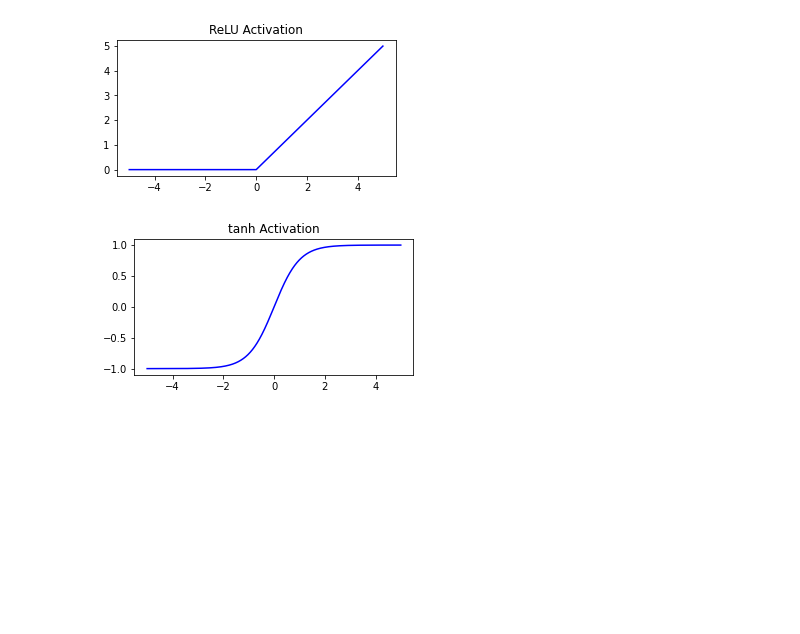
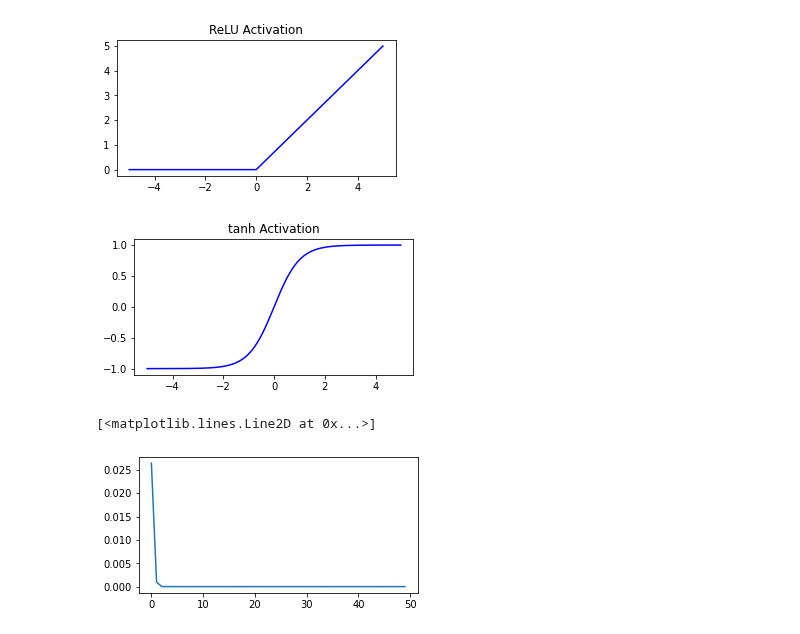
Before and after one commit to siddha20/CSCI4962, a Jupyter notebook: Project/project.ipynb, the cells around one changed output. Saved outputs shown, nothing was run; the diff lists cells and outputs as text; code cells hidden in the pictures; blank space fills up the shorter version.

```diff
--- a/Project/project.ipynb
+++ b/Project/project.ipynb
@@ -381,0 +410,75 @@ plt.show()
+# %%
+model = NN2(40)
+optimizer = torch.optim.Adam(model.parameters(), lr=.001)
+# %%
+a = 0
+b = 1
+start_t = 0
+end_t = 1
+k = 1
+
+f_exact_pt = lambda x: 6*torch.sin(torch.pi*x/b)
+f_exact = lambda x: 6*np.sin(np.pi*x/b)
+u_exact = lambda x, t: f_exact(x)*np.exp(-k*(np.pi/b)**2*t)
+
+N = 15
+x = np.linspace(a, b, N).reshape(-1, 1)
+t = np.linspace(start_t, end_t, N).reshape(-1, 1)
+X = np.array(np.meshgrid(x, t)).T.reshape(-1, 2)
+x = torch.from_numpy(X[:, 0]).float().requires_grad_()
+t = torch.from_numpy(X[:, 1]).float().requires_grad_()
+X = torch.from_numpy(X).float()
+X.requires_grad_()
+
+batches = 50
+epochs = 2000
+error = []
+y = u_exact(np.arange(0, 1, .01), 1) # exact y at t = 1
+x_test = torch.arange(0, 1, .01)
+t_test = torch.ones((x_test.shape))*1
+test_points = torch.stack(((x_test, t_test)), axis=1)
+
+coeffs = [1, 250, 60, 60] # 1 60 60 60
+for batch in range(batches):
+    # Calculate Error at t = 1
+    y_hat = model(test_points).detach().numpy()
+    error.append(float(np.mean((y - y_hat)**2)))
+    for e in range(0, epochs):
+        optimizer.zero_grad()
+
+        total_loss = 0
+
+        # partial condition
+        output = model(torch.stack((x, t), axis=1))
+        dt = dx(output, t, 1)
+        dxx = dx(output, x, 2)
+        loss1 = torch.linalg.norm(dt - k*dxx, ord=2)
+
+        # initial condition
+        X1 = X[torch.where(X[:, 1] == start_t)]
+        output = model(X1) # u(x, start_t)
+        loss2 = torch.linalg.norm(output - f_exact_pt(X1[:, 0]), ord=2)
+
+        # first boundary condition
+        output = model(X[torch.where(X[:, 0] == a)]) # u(a, t)
+        loss3 = torch.linalg.norm(output, ord=2)
+
+        # second boundary condition
+        output = model(X[torch.where(X[:, 0] == b)]) # u(b, t)
+        loss4 = torch.linalg.norm(output, ord=2)
+
+        total_loss = coeffs[0]*loss1 + coeffs[1]*loss2 + coeffs[2]*loss3 + coeffs[3]*loss4
+        total_loss.backward()
+        optimizer.step()
+
+        # if e % (epochs/8) == 0:
+            # print(f"Epoch: {e} Total Loss: {round(float(total_loss), 5)}, loss1: {round(float(loss1), 5)}, loss2: {round(float(loss2), 5)}, loss3: {round(float(loss3), 5)}, loss4: {round(float(loss4), 5)}")
+
+plt.title("Error Convergence for u(x, 1)")
+plt.ylabel("Error")
+plt.xlabel("Batch")
+plt.plot(error, color='b')
+plt.show()
+# %% [output]
+[<matplotlib.lines.Line2D at 0x...>]
+[figure, added]
```
Also changed, not shown: parts of 10 cells of this notebook, 5 other files.
